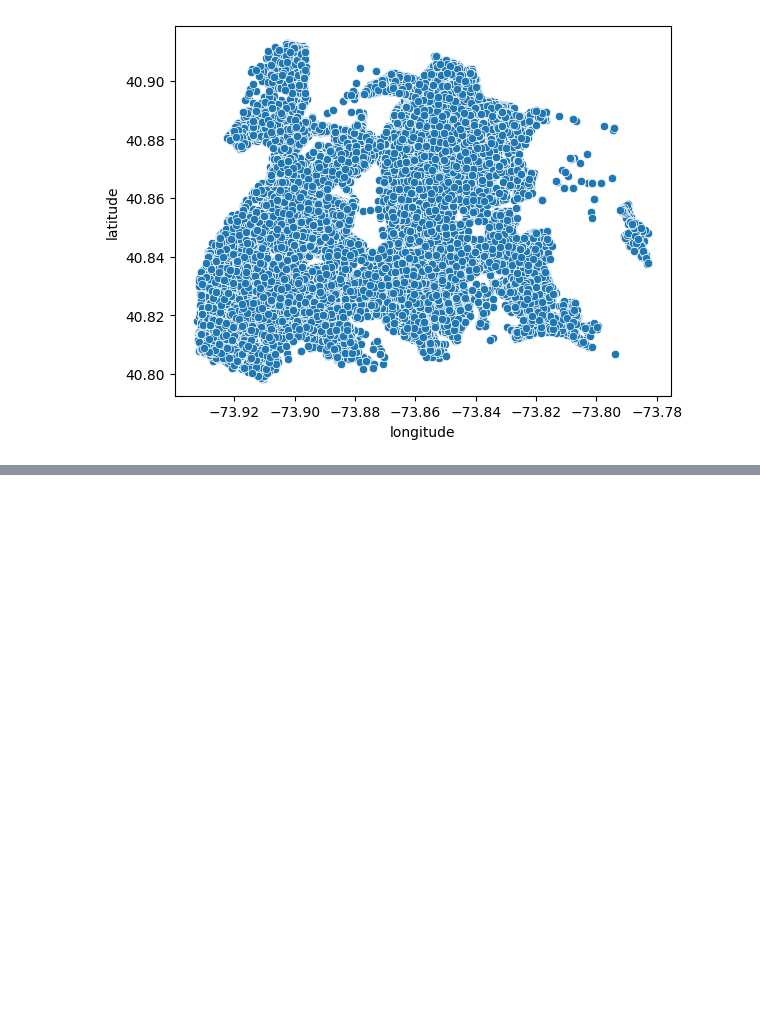
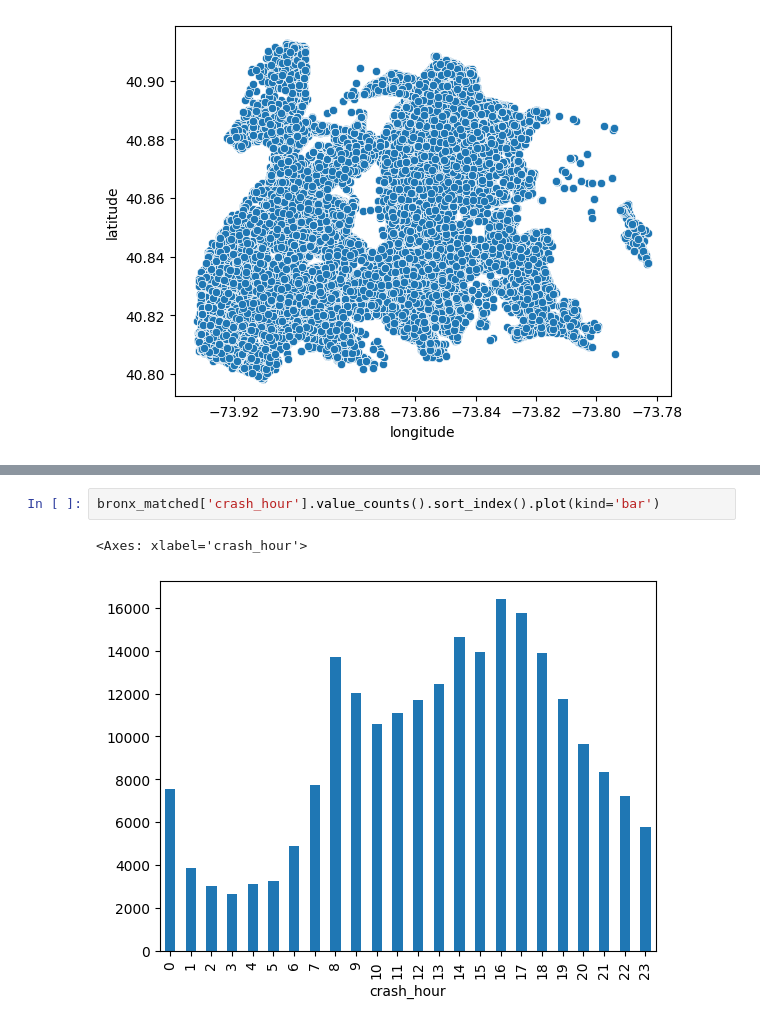
Before and after one commit to TonyMapeke/nyc-collision-clustering, a Jupyter notebook: notebooks/02_exploratory_data_analysis.ipynb, the cells around one changed output, grey strips where cells are left out. Drawn from its saved outputs; the diff is of its cells as text; blank space fills up the shorter version.

```diff
--- a/notebooks/02_exploratory_data_analysis.ipynb
+++ b/notebooks/02_exploratory_data_analysis.ipynb
@@ -127,0 +188,5 @@ sns.scatterplot(data=bronx_matched, x='longitude', y='latitude')
+# %%
+bronx_matched['crash_hour'].value_counts().sort_index().plot(kind='bar')
+# %% [output]
+<Axes: xlabel='crash_hour'>
+[figure, added]
```
Also changed, not shown: parts of 17 cells of this notebook.
